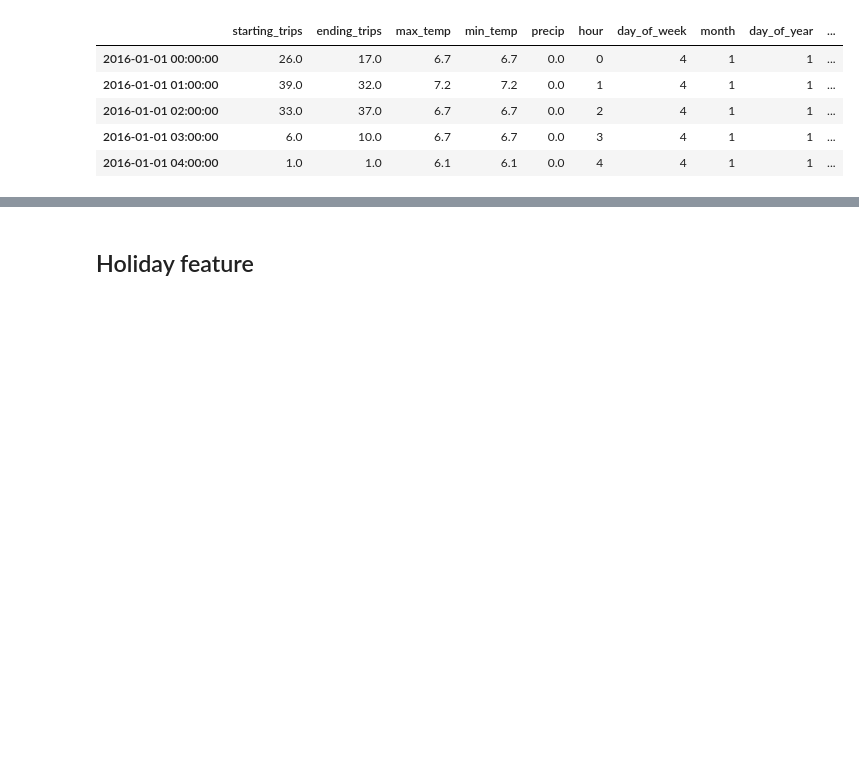
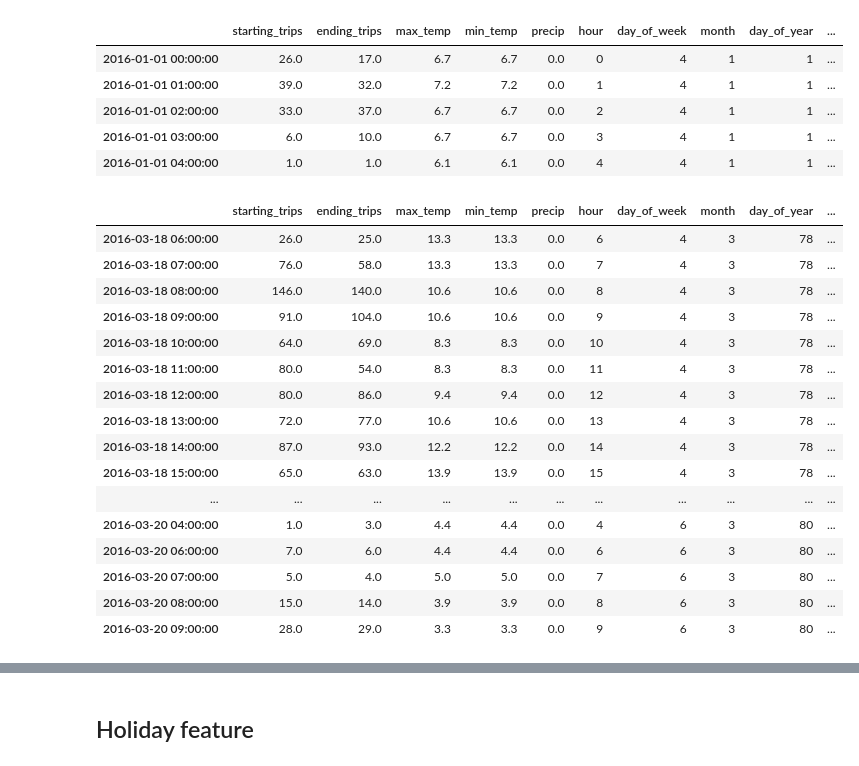
Before and after one commit to Jerematix/dataflow, a Jupyter notebook: notebooks/predictive_analytics/FTest.ipynb, the cells around one changed output, grey strips where cells are left out. Drawn from its saved outputs; the diff is of its cells as text; code cells hidden in the pictures; blank space fills up the shorter version.

```diff
--- a/notebooks/predictive_analytics/FTest.ipynb
+++ b/notebooks/predictive_analytics/FTest.ipynb
@@ -137,3 +167,23 @@ df_bike_trips_hourly.head()
 | 2016-01-01 02:00:00 | 33.0 | 37.0 | 6.7 | 6.7 | 0.0 | 2 | 4 | 1 | 1 | ... |
 | 2016-01-01 03:00:00 | 6.0 | 10.0 | 6.7 | 6.7 | 0.0 | 3 | 4 | 1 | 1 | ... |
 | 2016-01-01 04:00:00 | 1.0 | 1.0 | 6.1 | 6.1 | 0.0 | 4 | 4 | 1 | 1 | ... |
+# %%
+df_bike_trips_hourly.iloc[1600:1650,:]
+# %% [output]
+|  | starting_trips | ending_trips | max_temp | min_temp | precip | hour | day_of_week | month | day_of_year | ... |
+| 2016-03-18 06:00:00 | 26.0 | 25.0 | 13.3 | 13.3 | 0.0 | 6 | 4 | 3 | 78 | ... |
+| 2016-03-18 07:00:00 | 76.0 | 58.0 | 13.3 | 13.3 | 0.0 | 7 | 4 | 3 | 78 | ... |
+| 2016-03-18 08:00:00 | 146.0 | 140.0 | 10.6 | 10.6 | 0.0 | 8 | 4 | 3 | 78 | ... |
+| 2016-03-18 09:00:00 | 91.0 | 104.0 | 10.6 | 10.6 | 0.0 | 9 | 4 | 3 | 78 | ... |
+| 2016-03-18 10:00:00 | 64.0 | 69.0 | 8.3 | 8.3 | 0.0 | 10 | 4 | 3 | 78 | ... |
+| 2016-03-18 11:00:00 | 80.0 | 54.0 | 8.3 | 8.3 | 0.0 | 11 | 4 | 3 | 78 | ... |
+| 2016-03-18 12:00:00 | 80.0 | 86.0 | 9.4 | 9.4 | 0.0 | 12 | 4 | 3 | 78 | ... |
+| 2016-03-18 13:00:00 | 72.0 | 77.0 | 10.6 | 10.6 | 0.0 | 13 | 4 | 3 | 78 | ... |
+| 2016-03-18 14:00:00 | 87.0 | 93.0 | 12.2 | 12.2 | 0.0 | 14 | 4 | 3 | 78 | ... |
+| 2016-03-18 15:00:00 | 65.0 | 63.0 | 13.9 | 13.9 | 0.0 | 15 | 4 | 3 | 78 | ... |
+| ... | ... | ... | ... | ... | ... | ... | ... | ... | ... | ... |
+| 2016-03-20 04:00:00 | 1.0 | 3.0 | 4.4 | 4.4 | 0.0 | 4 | 6 | 3 | 80 | ... |
+| 2016-03-20 06:00:00 | 7.0 | 6.0 | 4.4 | 4.4 | 0.0 | 6 | 6 | 3 | 80 | ... |
+| 2016-03-20 07:00:00 | 5.0 | 4.0 | 5.0 | 5.0 | 0.0 | 7 | 6 | 3 | 80 | ... |
+| 2016-03-20 08:00:00 | 15.0 | 14.0 | 3.9 | 3.9 | 0.0 | 8 | 6 | 3 | 80 | ... |
+| 2016-03-20 09:00:00 | 28.0 | 29.0 | 3.3 | 3.3 | 0.0 | 9 | 6 | 3 | 80 | ... |
```
Also changed, not shown: parts of 10 cells of this notebook, 2 other files.
